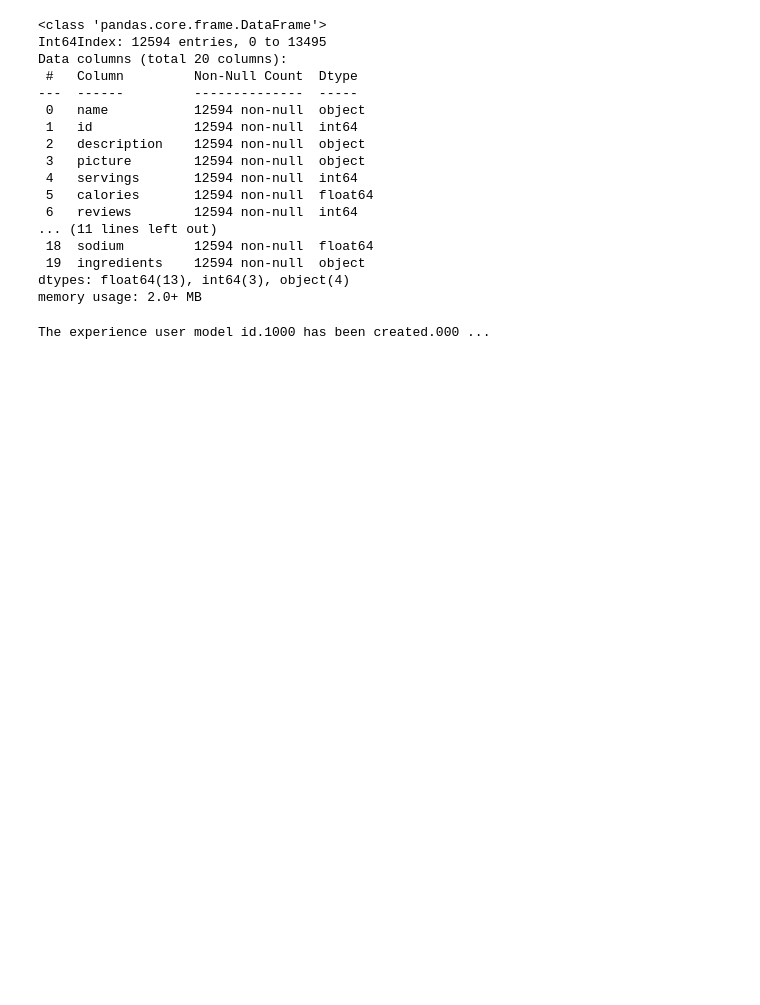
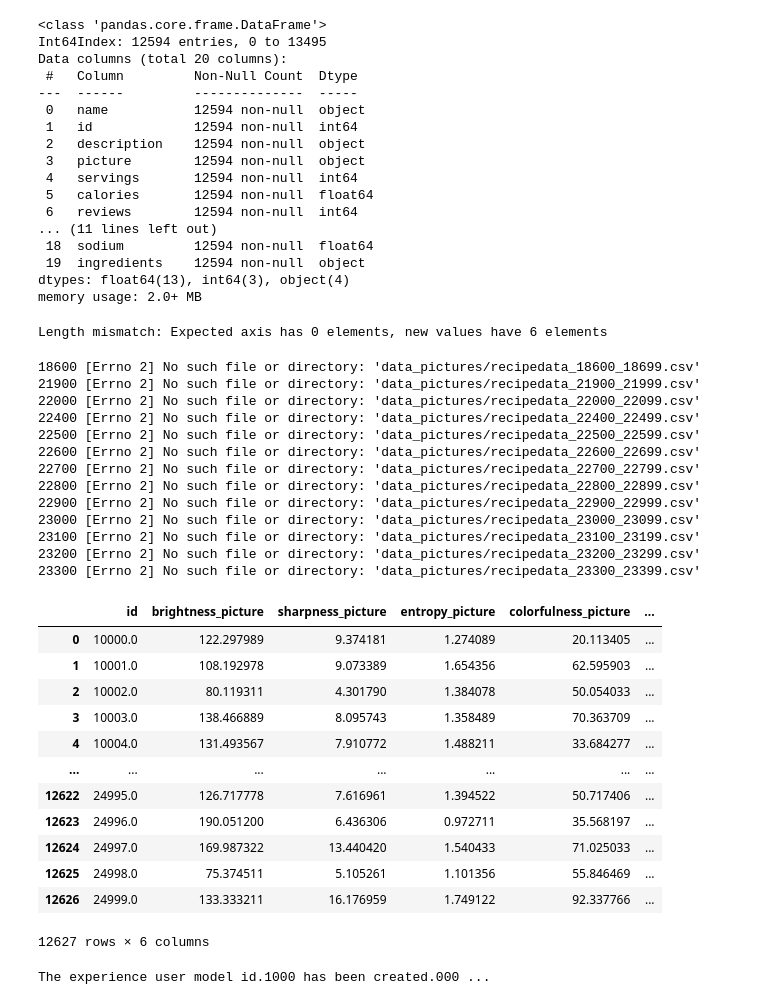
Before and after one commit to almehdiKrisni/Projet-RI-Recreation-Papier-Scientifique, a Jupyter notebook: dataAnalysis.ipynb, the cells around one changed output. Saved outputs shown, nothing was run; the diff lists cells and outputs as text; code cells hidden in the pictures; blank space fills up the shorter version.

```diff
--- a/dataAnalysis.ipynb
+++ b/dataAnalysis.ipynb
@@ -59,6 +62,43 @@ Data columns (total 20 columns):
  19  ingredients    12594 non-null  object
 dtypes: float64(13), int64(3), object(4)
 memory usage: 2.0+ MB
+# %%
+computePictureStats(18600, 100, 18700)
+
+computePictureStats(21900, 100, 21000)
+
+computePictureStats(22400, 100, 23400)
+# %% [output]
+Length mismatch: Expected axis has 0 elements, new values have 6 elements
+# %%
+pictureDataDfMaker(10000, 100, 25000)
+# %% [output]
+18600 [Errno 2] No such file or directory: 'data_pictures/recipedata_18600_18699.csv'
+21900 [Errno 2] No such file or directory: 'data_pictures/recipedata_21900_21999.csv'
+22000 [Errno 2] No such file or directory: 'data_pictures/recipedata_22000_22099.csv'
+22400 [Errno 2] No such file or directory: 'data_pictures/recipedata_22400_22499.csv'
+22500 [Errno 2] No such file or directory: 'data_pictures/recipedata_22500_22599.csv'
+22600 [Errno 2] No such file or directory: 'data_pictures/recipedata_22600_22699.csv'
+22700 [Errno 2] No such file or directory: 'data_pictures/recipedata_22700_22799.csv'
+22800 [Errno 2] No such file or directory: 'data_pictures/recipedata_22800_22899.csv'
+22900 [Errno 2] No such file or directory: 'data_pictures/recipedata_22900_22999.csv'
+23000 [Errno 2] No such file or directory: 'data_pictures/recipedata_23000_23099.csv'
+23100 [Errno 2] No such file or directory: 'data_pictures/recipedata_23100_23199.csv'
+23200 [Errno 2] No such file or directory: 'data_pictures/recipedata_23200_23299.csv'
+23300 [Errno 2] No such file or directory: 'data_pictures/recipedata_23300_23399.csv'
+|  | id | brightness_picture | sharpness_picture | entropy_picture | colorfulness_picture | ... |
+| 0 | 10000.0 | 122.297989 | 9.374181 | 1.274089 | 20.113405 | ... |
+| 1 | 10001.0 | 108.192978 | 9.073389 | 1.654356 | 62.595903 | ... |
+| 2 | 10002.0 | 80.119311 | 4.301790 | 1.384078 | 50.054033 | ... |
+| 3 | 10003.0 | 138.466889 | 8.095743 | 1.358489 | 70.363709 | ... |
+| 4 | 10004.0 | 131.493567 | 7.910772 | 1.488211 | 33.684277 | ... |
+| ... | ... | ... | ... | ... | ... | ... |
+| 12622 | 24995.0 | 126.717778 | 7.616961 | 1.394522 | 50.717406 | ... |
+| 12623 | 24996.0 | 190.051200 | 6.436306 | 0.972711 | 35.568197 | ... |
+| 12624 | 24997.0 | 169.987322 | 13.440420 | 1.540433 | 71.025033 | ... |
+| 12625 | 24998.0 | 75.374511 | 5.105261 | 1.101356 | 55.846469 | ... |
+| 12626 | 24999.0 | 133.333211 | 16.176959 | 1.749122 | 92.337766 | ... |
+12627 rows × 6 columns
 # %%
 # We generate a user experience with ingredients
 generate_user_experience(df, 1, "1000", 0.8, 2, withIngs=True)
```
Also changed, not shown: parts of 3 cells of this notebook, 28 other files.
